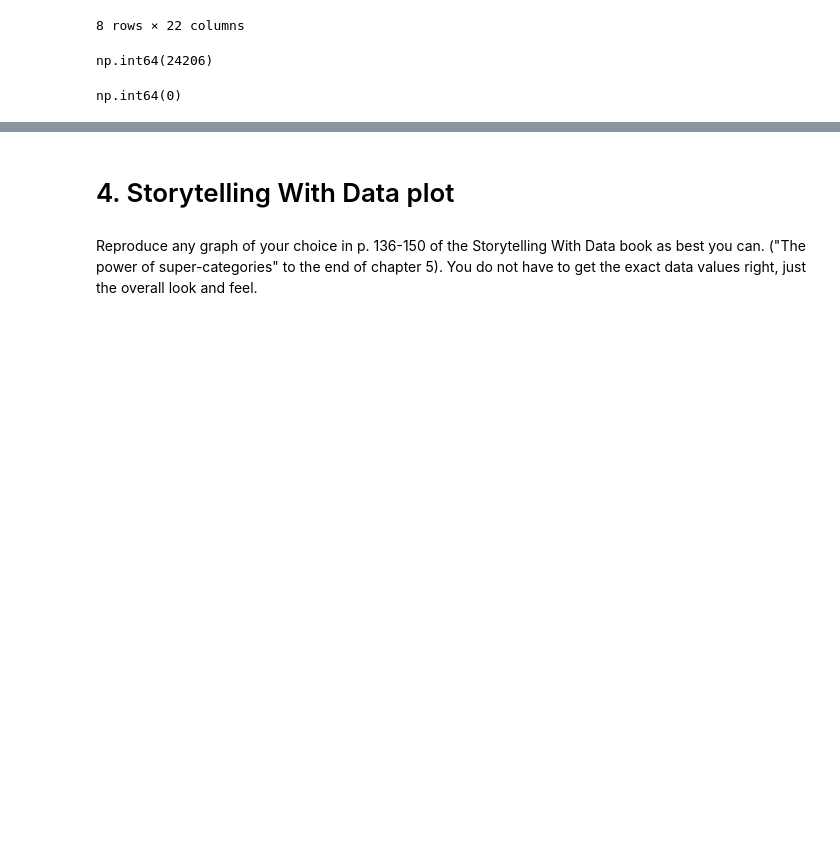
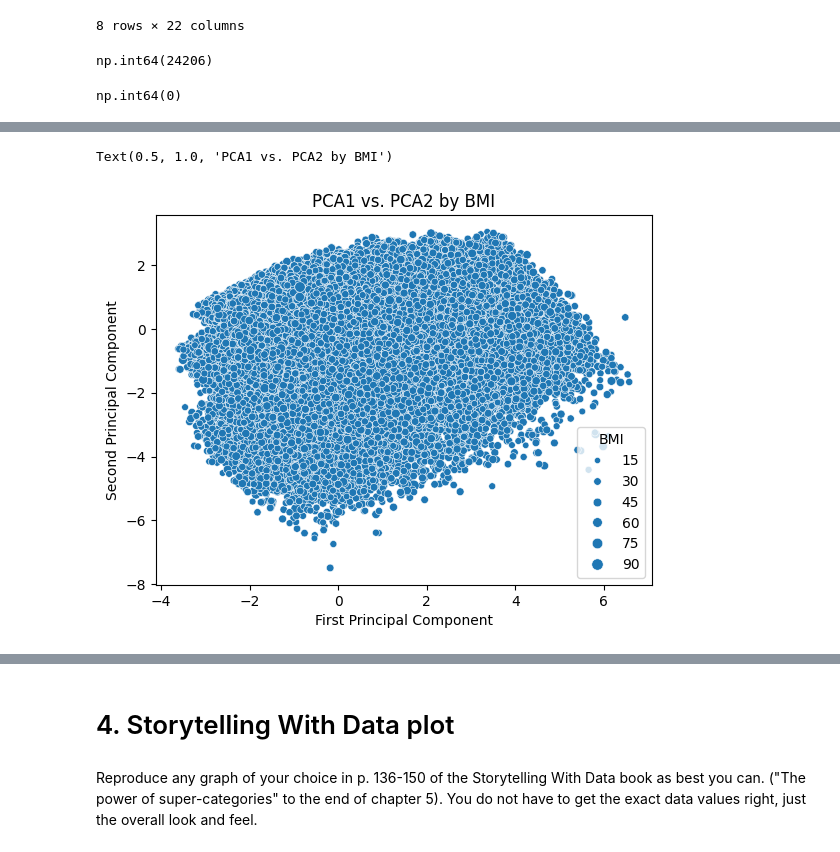
Before and after one commit to beckaa-l/OMDS-ModB2-Week9-Lee-Becka, a Jupyter notebook: Week9.ipynb, the cells around one changed output, grey strips where cells are left out. Drawn from its saved outputs; the diff is of its cells as text; code cells hidden in the pictures; blank space fills up the shorter version.

```diff
--- a/Week9.ipynb
+++ b/Week9.ipynb
@@ -393,0 +413,11 @@ components1
+# %%
+# lets do some bubble plots now!
+# ! pip install seaborn
+import seaborn as sns
+bubble_pca1 = sns.scatterplot(data=diabetes_dfscaledcoi, x=pca1_score1, y=pca1_score2, size = diabetes_coi["BMI"])
+bubble_pca1.set_xlabel ("First Principal Component")
+bubble_pca1.set_ylabel("Second Principal Component")
+bubble_pca1.set_title("PCA1 vs. PCA2 by BMI")
+# %% [output]
+Text(0.5, 1.0, 'PCA1 vs. PCA2 by BMI')
+[figure, added]
```
Also changed, not shown: parts of 3 cells of this notebook.
